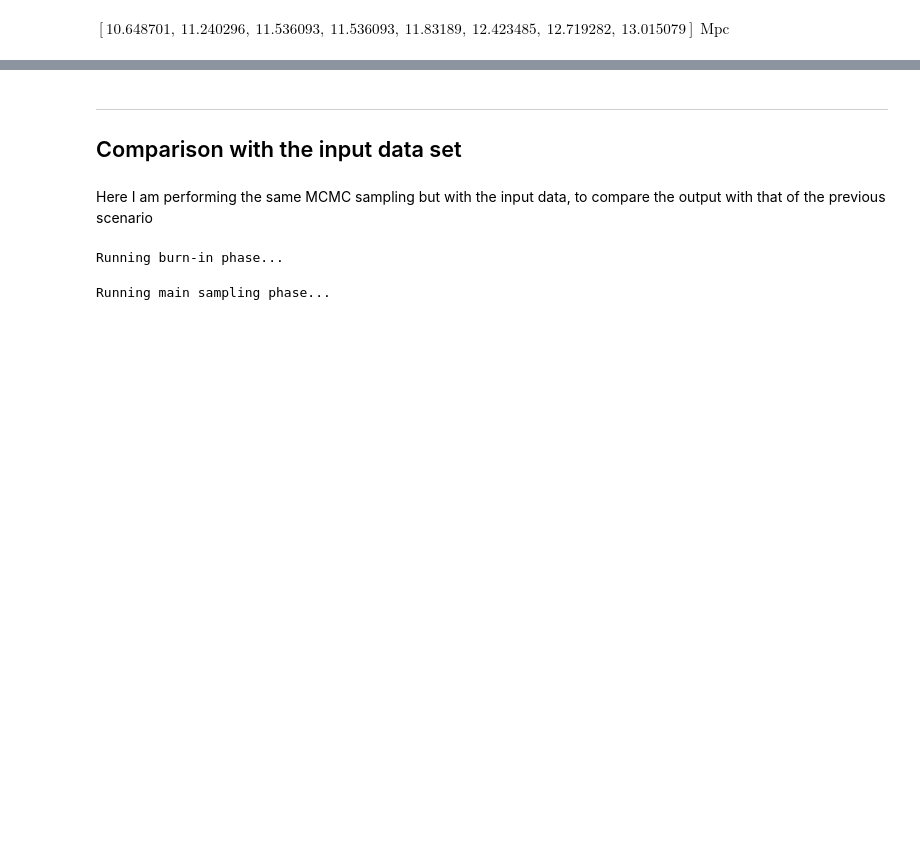
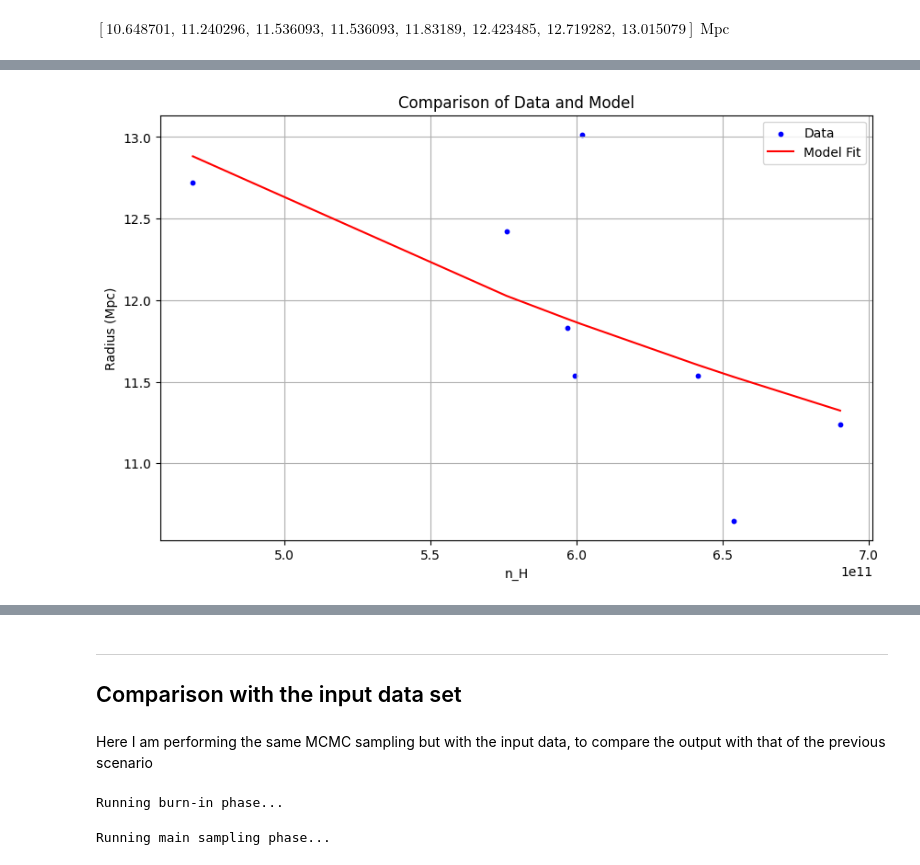
Before and after one commit to Booritth-Balaji/SZ-Quasar-CMB, a Jupyter notebook: Codes/Test.ipynb, the cells around one changed output, grey strips where cells are left out. Drawn from its saved outputs; the diff is of its cells as text; code cells hidden in the pictures; blank space fills up the shorter version.

Commit message:
Added plots

```diff
--- a/Codes/Test.ipynb
+++ b/Codes/Test.ipynb
@@ -175,0 +176,22 @@ array([0.168, 0.169, 0.082, 0.108, 0.125, 0.103, 0.133, 0.18 , 0.144,
+# %%
+# Sorting the n_H and Radius arrays based on n_H for better visualization
+
+order = np.argsort(n_H)
+n_H_ordered = n_H[order]
+Radius_ordered = Radius[order]
+
+model_ordered = model(theta_max, n_H_ordered).to('Mpc')
+# %%
+# Plotting the results
+
+plt.figure(figsize=(10, 6))
+plt.scatter(n_H, Radius, label='Data', color='blue', s=10)
+plt.plot(n_H_ordered, model(theta_max, n_H_ordered).to('Mpc'), label='Model Fit', color='red')
+plt.xlabel('n_H')
+plt.ylabel('Radius (Mpc)')
+plt.title('Comparison of Data and Model')
+plt.legend()
+plt.grid()
+plt.show()
+# %% [output]
+[figure, added]
```
Also changed, not shown: parts of 9 cells of this notebook, 1 other file.
